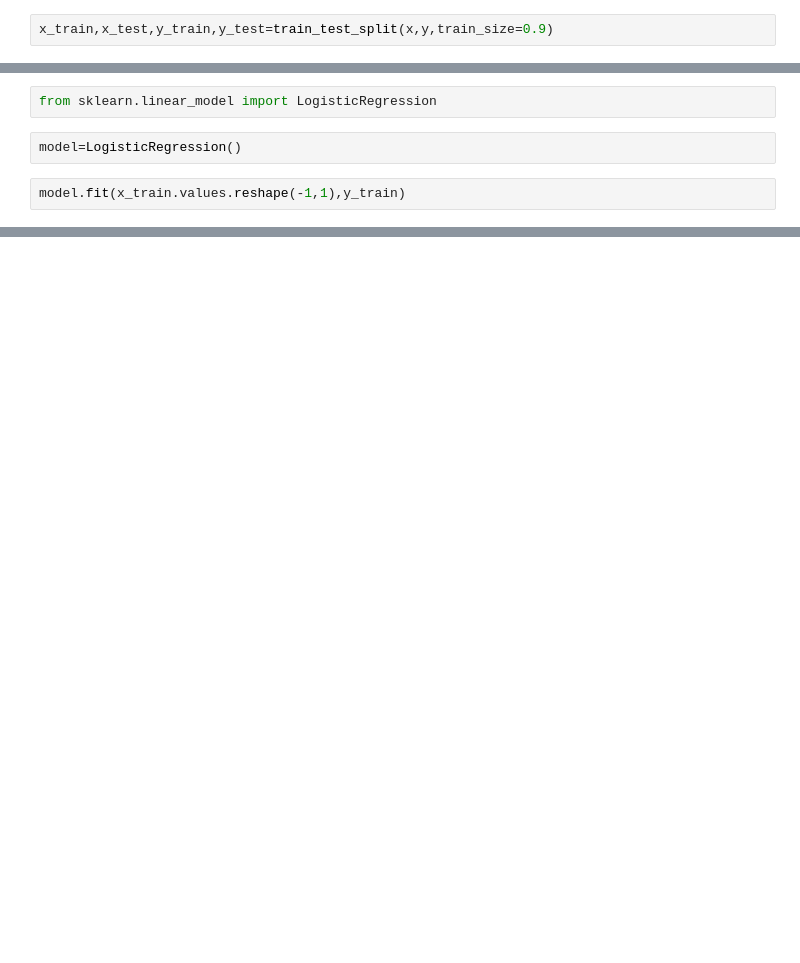
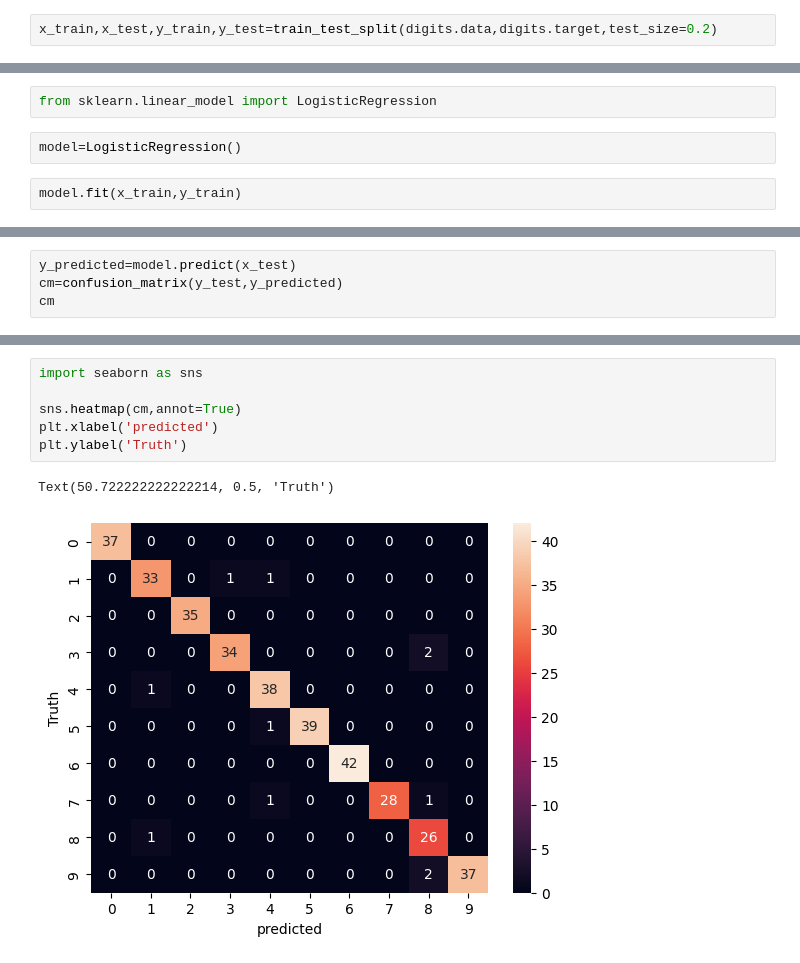
Before and after one commit to Shivachikkonda02/-Bank-Marketing-Analysis-and-Classification-ML-Project, a Jupyter notebook: LogisticRegression.ipynb, the cells around one changed output, grey strips where cells are left out. Saved outputs shown, nothing was run; the diff lists cells and outputs as text; blank space fills up the shorter version.

```diff
--- a/LogisticRegression.ipynb
+++ b/LogisticRegression.ipynb
@@ -75,4 +31,4 @@ Name: bought_insurance, dtype: int64
 # %%
 from sklearn.model_selection import train_test_split
 # %%
-x_train,x_test,y_train,y_test=train_test_split(x,y,train_size=0.9)
+x_train,x_test,y_train,y_test=train_test_split(digits.data,digits.target,test_size=0.2)
@@ -108,5 +45,5 @@ from sklearn.linear_model import LogisticRegression
 # %%
 model=LogisticRegression()
 # %%
-model.fit(x_train.values.reshape(-1,1),y_train)
+model.fit(x_train,y_train)
 # %% [output]
@@ -135,0 +72,4 @@ array([0])
+# %%
+y_predicted=model.predict(x_test)
+cm=confusion_matrix(y_test,y_predicted)
+cm
@@ -135,0 +87,9 @@ array([0])
+# %%
+import seaborn as sns
+
+sns.heatmap(cm,annot=True)
+plt.xlabel('predicted')
+plt.ylabel('Truth')
+# %% [output]
+Text(50.722222222222214, 0.5, 'Truth')
+[figure, added]
```
Also changed, not shown: parts of 27 cells of this notebook.
